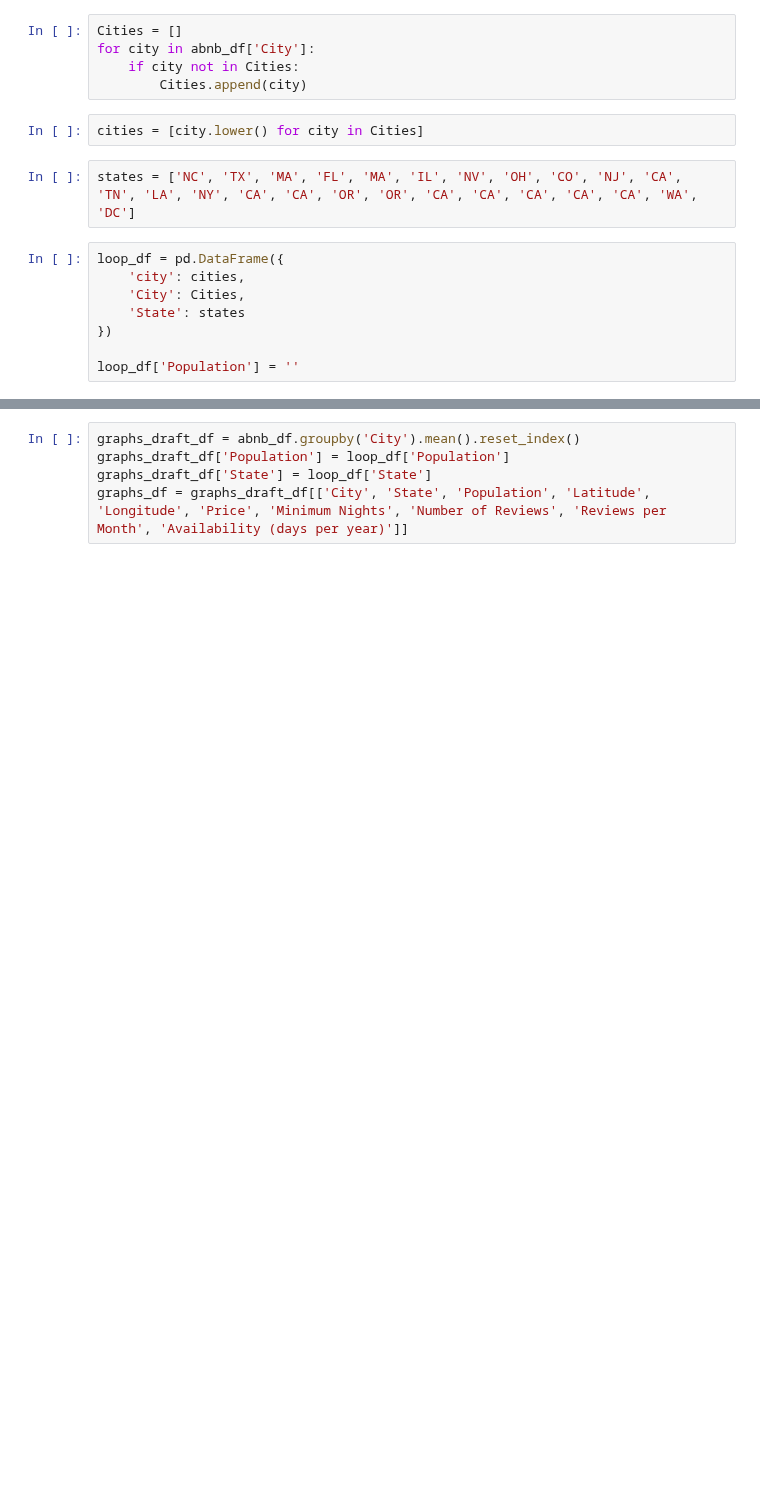
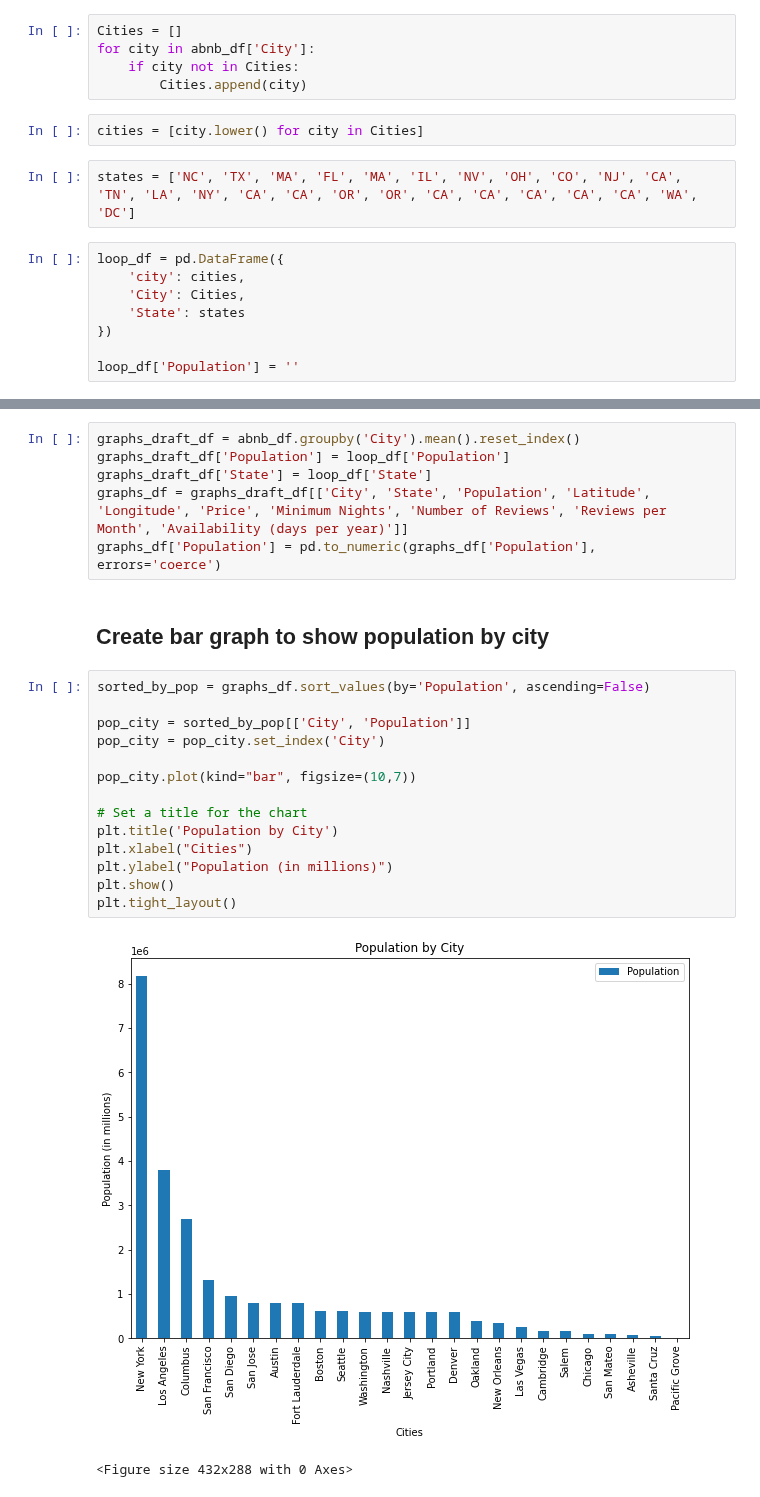
Before and after one commit to marieprosper77/Project1_Diplodocus-_Team, a Jupyter notebook: airbnb-starter.ipynb, the cells around one changed output, grey strips where cells are left out. Cells and saved outputs as stored; diff of their text form; blank space fills up the shorter version.

Commit message:
Added bar graph for population by city

```diff
--- a/airbnb-starter.ipynb
+++ b/airbnb-starter.ipynb
@@ -63,3 +95,23 @@ graphs_draft_df = abnb_df.groupby('City').mean().reset_index()
 graphs_draft_df['Population'] = loop_df['Population']
 graphs_draft_df['State'] = loop_df['State']
 graphs_df = graphs_draft_df[['City', 'State', 'Population', 'Latitude', 'Longitude', 'Price', 'Minimum Nights', 'Number of Reviews', 'Reviews per Month', 'Availability (days per year)']]
+graphs_df['Population'] = pd.to_numeric(graphs_df['Population'], errors='coerce')
+# %% [markdown]
+## Create bar graph to show population by city
+# %%
+sorted_by_pop = graphs_df.sort_values(by='Population', ascending=False)
+
+pop_city = sorted_by_pop[['City', 'Population']]
+pop_city = pop_city.set_index('City')
+
+pop_city.plot(kind="bar", figsize=(10,7))
+
+# Set a title for the chart
+plt.title('Population by City')
+plt.xlabel("Cities")
+plt.ylabel("Population (in millions)")
+plt.show()
+plt.tight_layout()
+# %% [output]
+[figure, added]
+<Figure size 432x288 with 0 Axes>
```
Also changed, not shown: parts of 3 cells of this notebook, 1 other file.
